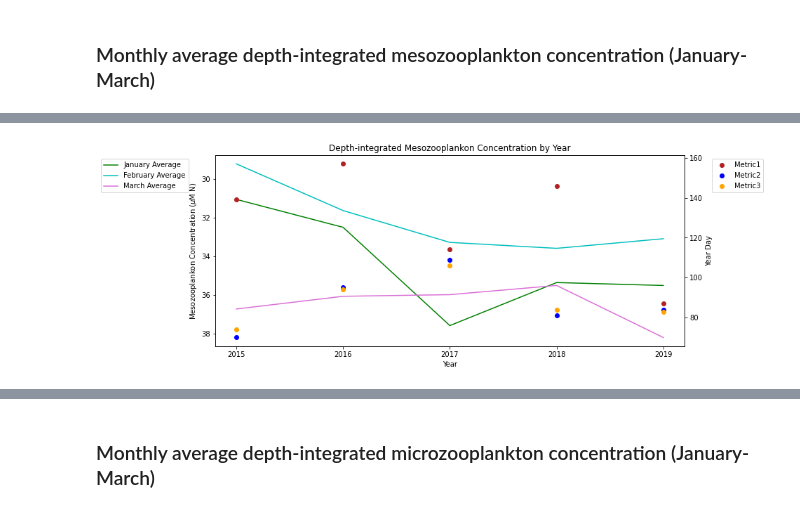
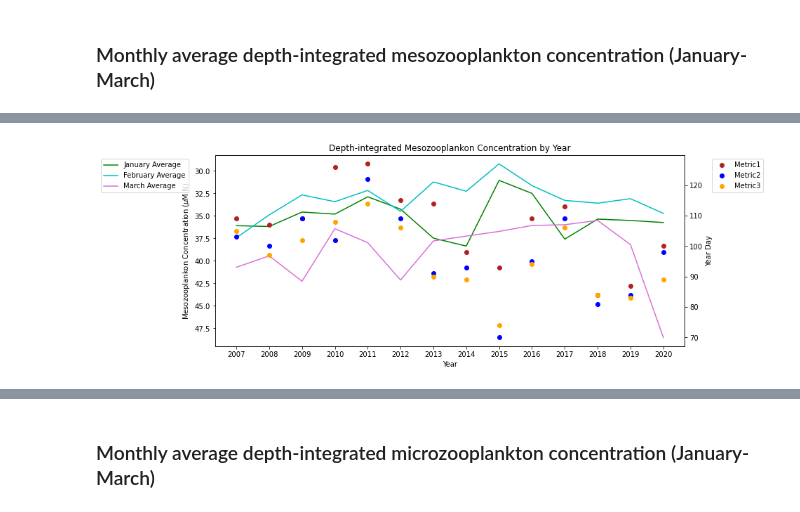
Before and after one commit to SalishSeaCast/analysis-elise-2, a Jupyter notebook: notebooks/forAline/201905EnvironmentalDrivers.ipynb, the cells around one changed output, grey strips where cells are left out. Cells and saved outputs as stored; diff of their text form; code cells hidden in the pictures.

```diff
--- a/notebooks/forAline/201905EnvironmentalDrivers.ipynb
+++ b/notebooks/forAline/201905EnvironmentalDrivers.ipynb
@@ -350,12 +80,12 @@ else:
 # %% [markdown]
 ###  *** Stop and check, have you made pickle files for all the years? ***
 # %%
-# loop through years of spring time series (mid feb-june) for bloom timing
+# loop through years of spring time series (mid feb-june) for bloom timing for 201905 run
 years=list()
 bloomtime1=list()
 bloomtime2=list()
 bloomtime3=list()
-for year in range(2015,2020):
+for year in range(startyear,endyear):
     fname3=f'springBloomTime_{str(year)}_{loc}_{modver}.pkl'
     savepath3=os.path.join(savedir,fname3)
     bio_time0,sno30,sdiat0,sflag0,scili0,diat_alld0,no3_alld0,flag_alld0,cili_alld0,phyto_alld0,\
@@ -372,3 +102,8 @@ years=np.array(years)
 bloomtime1=np.array(bloomtime1)
 bloomtime2=np.array(bloomtime2)
 bloomtime3=np.array(bloomtime3)
+
+# get year day
+yearday1=et.datetimeToYD(bloomtime1)  # convert to year day tool
+yearday2=et.datetimeToYD(bloomtime2)
+yearday3=et.datetimeToYD(bloomtime3)
@@ -421,7 +179,7 @@ midno3jan=list()
 midno3feb=list()
 midno3mar=list()
 
-for year in range(2015,2020):
+for year in range(startyear,endyear):
     fname=f'JanToMarch_TimeSeries_{year}_{loc}_{modver}.pkl'
     savepath=os.path.join(savedir,fname)
     bio_time,diat_alld,no3_alld,flag_alld,cili_alld,microzoo_alld,mesozoo_alld,\
@@ -517,10 +275,5 @@ intmicrozoomar=np.array(intmicrozoomar)
 midno3jan=np.array(midno3jan)
 midno3feb=np.array(midno3feb)
 midno3mar=np.array(midno3mar)
-
-# get year day
-yearday1=et.datetimeToYD(bloomtime1)  # convert to year day tool
-yearday2=et.datetimeToYD(bloomtime2)
-yearday3=et.datetimeToYD(bloomtime3)
 # %%
 # loop through years (for non-location specific drivers)
@@ -784,7 +1418,7 @@ p3=ax.plot(years,intmesozoomar, '-',color='orchid',label='March Average')
 ax.set_ylabel('Mesozooplankon Concentration ($\mu$M N)')
 ax.set_xlabel('Year')
 ax.set_title('Depth-integrated Mesozooplankon Concentration by Year')
-ax.set_xticks([2015,2016,2017,2018,2019])
+ax.set_xticks([2007,2008,2009,2010,2011,2012,2013,2014,2015,2016,2017,2018,2019,2020])
 ax.legend(handles=[p1[0],p2[0],p3[0]],bbox_to_anchor=(-0.25, 1.0), loc='upper left')
 ax.invert_yaxis()
 
@@ -794,4 +1428,71 @@ p5=ax1.plot(years,yearday2, 'o',color='b',label='Metric2')
 p6=ax1.plot(years,yearday3, 'o',color='orange',label='Metric3')
 ax1.set_ylabel('Year Day')
 ax1.legend(handles=[p4[0],p5[0],p6[0]],bbox_to_anchor=(1.05, 1.0), loc='upper left')
+
+fig2,ax2=plt.subplots(1,3,figsize=(17,5))
+ax2[0].plot(intmesozoojan,yearday1,'o',color='firebrick')
+ax2[0].set_xlabel('Concentration ($\mu$M N)')
+ax2[0].set_ylabel('Bloom Day (Metric 1)')
+ax2[1].plot(intmesozoojan,yearday2,'o',color='b')
+ax2[1].set_xlabel('Concentration ($\mu$M N)')
+ax2[1].set_ylabel('Bloom Day (Metric 2)')
+ax2[2].plot(intmesozoojan,yearday3,'o',color='orange')
+ax2[2].set_xlabel('Concentration ($\mu$M N)')
+ax2[2].set_ylabel('Bloom Day (Metric 3)')
+ax2[1].set_title('Bloom Date vs. January Average Depth-integrated Mesozooplankon Concentration')
+
+
+fig3,ax3=plt.subplots(1,3,figsize=(17,5))
+ax3[0].plot(intmesozoofeb,yearday1,'o',color='firebrick')
+ax3[0].set_xlabel('Concentration ($\mu$M N)')
+ax3[0].set_ylabel('Bloom Day (Metric 1)')
+ax3[1].plot(intmesozoofeb,yearday2,'o',color='b')
+ax3[1].set_xlabel('Concentration ($\mu$M N)')
+ax3[1].set_ylabel('Bloom Day (Metric 2)')
+ax3[2].plot(intmesozoofeb,yearday3,'o',color='orange')
+ax3[2].set_xlabel('Concentration ($\mu$M N)')
+ax3[2].set_ylabel('Bloom Day (Metric 3)')
+ax3[1].set_title('Bloom Date vs. February Average Depth-integrated Mesozooplankon Concentration')
+
+
+fig4,ax4=plt.subplots(1,3,figsize=(17,5))
+ax4[0].plot(intmesozoomar,yearday1,'o',color='firebrick')
+ax4[0].set_xlabel('Concentration ($\mu$M N)')
+ax4[0].set_ylabel('Bloom Day (Metric 1)')
+ax4[1].plot(intmesozoomar,yearday2,'o',color='b')
+ax4[1].set_xlabel('Concentration ($\mu$M N)')
+ax4[1].set_ylabel('Bloom Day (Metric 2)')
+ax4[2].plot(intmesozoomar,yearday3,'o',color='orange')
+ax4[2].set_xlabel('Concentration ($\mu$M N)')
+ax4[2].set_ylabel('Bloom Day (Metric 3)')
+ax4[1].set_title('Bloom Date vs. March Average Depth-integrated Mesozooplankon Concentration')
+
+
+# Jan month lines
+ax2[0].axhline(y=90, color='orchid', linestyle='--',label='March 31st')
+ax2[0].axhline(y=120, color='peru', linestyle='--',label='April 30th')
+#ax2[0].axhline(y=151, color='lime', linestyle='--',label='May 31st')
+ax2[0].legend(bbox_to_anchor=(-0.25, 1.0))
+ax2[1].axhline(y=90, color='orchid', linestyle='--')
+ax2[2].axhline(y=90, color='orchid', linestyle='--',label='March 31st')
+ax2[1].axhline(y=120, color='peru', linestyle='--')
+ax2[2].axhline(y=120, color='peru', linestyle='--',label='April 30th')
+# Feb month lines
+ax3[0].axhline(y=90, color='orchid', linestyle='--',label='March 31st')
+ax3[0].axhline(y=120, color='peru', linestyle='--',label='April 30th')
+#ax3[0].axhline(y=151, color='lime', linestyle='--',label='May 31st')
+ax3[0].legend(bbox_to_anchor=(-0.25, 1.0))
+ax3[1].axhline(y=90, color='orchid', linestyle='--')
+ax3[2].axhline(y=90, color='orchid', linestyle='--',label='March 31st')
+ax3[1].axhline(y=120, color='peru', linestyle='--')
+ax3[2].axhline(y=120, color='peru', linestyle='--',label='April 30th')
+# March month lines
+ax4[0].axhline(y=90, color='orchid', linestyle='--',label='March 31st')
+ax4[0].axhline(y=120, color='peru', linestyle='--',label='April 30th')
+#ax4[0].axhline(y=151, color='lime', linestyle='--',label='May 31st')
+ax4[0].legend(bbox_to_anchor=(-0.25, 1.0))
+ax4[1].axhline(y=90, color='orchid', linestyle='--')
+ax4[2].axhline(y=90, color='orchid', linestyle='--',label='March 31st')
+ax4[1].axhline(y=120, color='peru', linestyle='--')
+ax4[2].axhline(y=120, color='peru', linestyle='--',label='April 30th')
 # %% [output]
@@ -799 +1500 @@ ax1.legend(handles=[p4[0],p5[0],p6[0]],bbox_to_anchor=(1.05, 1.0), loc='upper le
-[figure, old version]
+[figure, new version]
```
Also changed, not shown: parts of 42 cells of this notebook, 2 other files.
